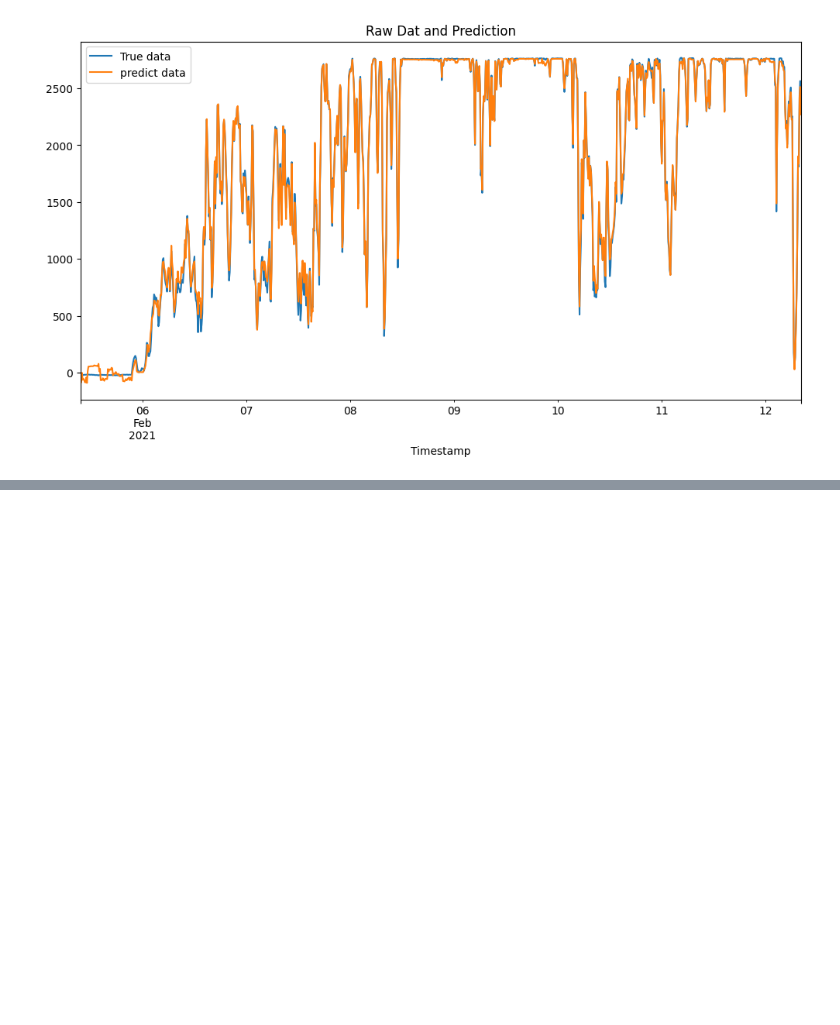
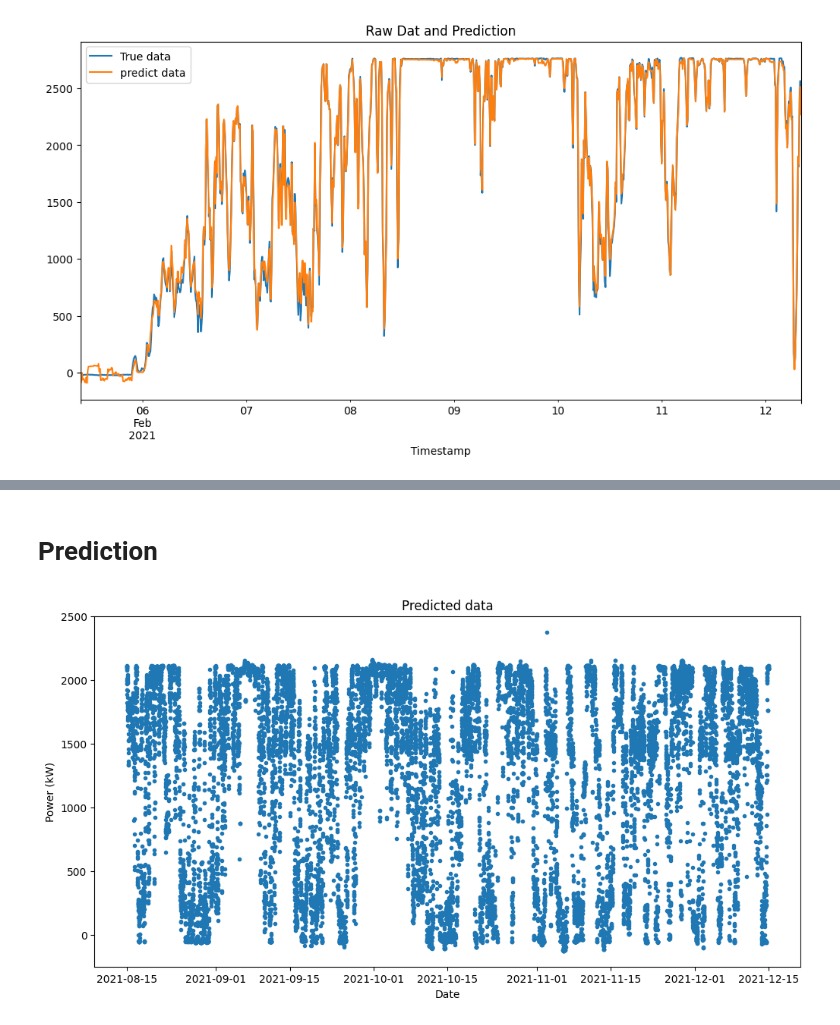
Before and after one commit to arunrajks/time_series_analysis, a Jupyter notebook: wind-turbine-power-forecast.ipynb, the cells around one changed output, grey strips where cells are left out. Drawn from its saved outputs; the diff is of its cells as text; code cells hidden in the pictures; blank space fills up the shorter version.

Commit message:
Kaggle Notebook | Wind_turbine_power_forecast | Version 14

```diff
--- a/wind-turbine-power-forecast.ipynb
+++ b/wind-turbine-power-forecast.ipynb
@@ -425,15 +442,13 @@ additional features:
 `FEATURES = ['hour', 'dayofweek', 'quarter', 'month', 'year', 'dayofyear', 'dayofmonth'].`
 # %%
 
-FEATURES = list(combined_features_target.columns[:-1])
+FEATURES = list(all_features_scaled_target.columns[:-1])
 TARGET='Power(kW)'
 X_train = Train_data[FEATURES]
 y_train = Train_data[TARGET]
 
 X_test = Test_data[FEATURES]
 y_test = Test_data[[TARGET]]
-# %%
-y_test = Test_data[[TARGET]]
 # %%
 XGB_model_2 = xgb.XGBRegressor(base_score=0.5, booster='gbtree',
                        n_estimators=1000,
@@ -520,0 +520,21 @@ GBRModel Test Score is :  0.9959795811315971
+# %% [markdown]
+# Prediction
+# %%
+# # test data for submission
+test_feature=df_feature.loc[df_feature.index>df_power.index[-1]]
+test_feature=create_features(test_feature[df_selectd_features.columns])
+X_test=standard_scaler.fit_transform(test_feature)
+
+
+y_predict=XGB_model_2.predict(X_test)
+# %%
+fig,ax=plt.subplots(figsize=(12,6))
+
+
+ax.plot(test_feature.index,y_predict,'.')
+ax.set_title('Predicted data')
+ax.set_ylabel('Power (kW)')
+ax.set_xlabel('Date')
+plt.show()
+# %% [output]
+[figure, added]
```
Also changed, not shown: parts of 18 cells of this notebook.
